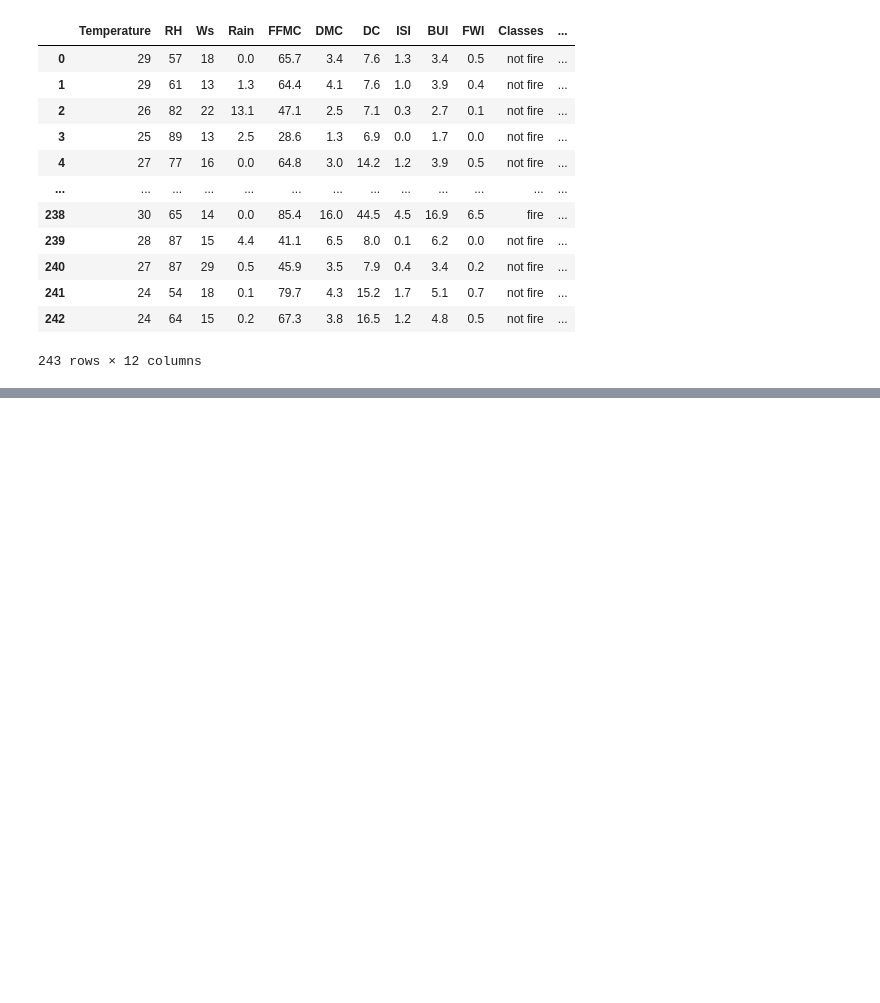
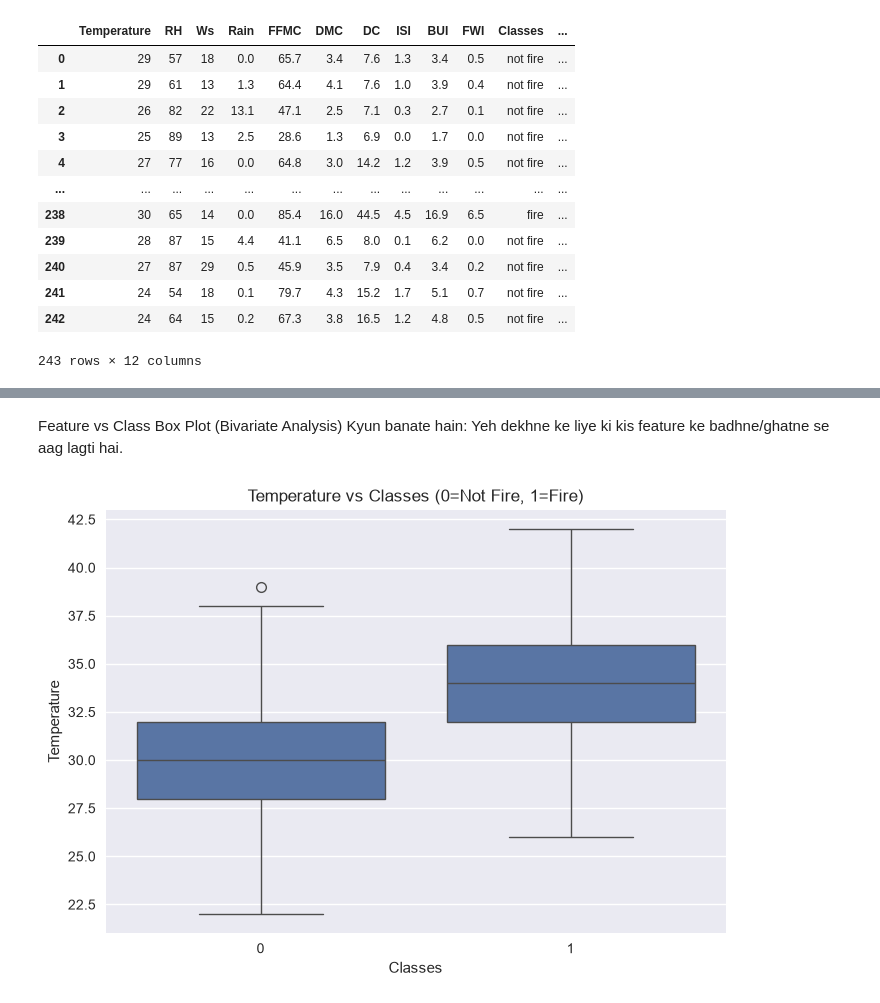
Before and after one commit to mohdshubair313/machine-learning-concepts, a Jupyter notebook: 1_linear_Reg__model_trainiingProject/EDA_&_FeatureEng.ipynb, the cells around one changed output, grey strips where cells are left out. Drawn from its saved outputs; the diff is of its cells as text; code cells hidden in the pictures; blank space fills up the shorter version.

```diff
--- a/1_linear_Reg__model_trainiingProject/EDA_&_FeatureEng.ipynb
+++ b/1_linear_Reg__model_trainiingProject/EDA_&_FeatureEng.ipynb
@@ -109,0 +166,9 @@ df_copy
+# %% [markdown]
+Feature vs Class Box Plot (Bivariate Analysis)
+Kyun banate hain: Yeh dekhne ke liye ki kis feature ke badhne/ghatne se aag lagti hai.
+# %%
+sns.boxplot(x='Classes', y='Temperature', data=df_copy)
+plt.title("Temperature vs Classes (0=Not Fire, 1=Fire)")
+plt.show()
+# %% [output]
+[figure, added]
```
Also changed, not shown: parts of 9 cells of this notebook.
